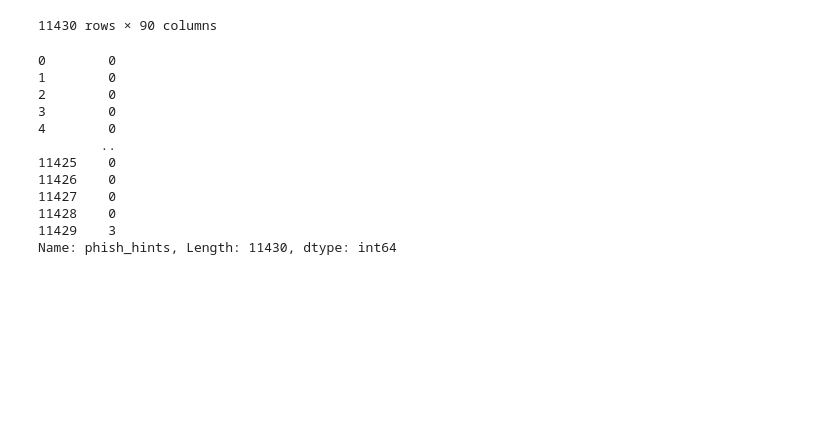
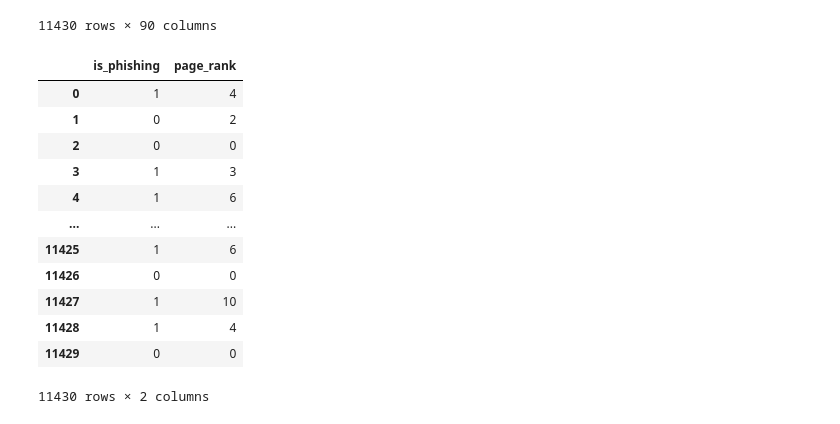
Before and after one commit to Sejan157218/phishing_link_detection, a Jupyter notebook: archive/check_data.ipynb, the cells around one changed output. Saved outputs shown, nothing was run; the diff lists cells and outputs as text; code cells hidden in the pictures; blank space fills up the shorter version.

```diff
--- a/archive/check_data.ipynb
+++ b/archive/check_data.ipynb
@@ -75,21 +75,24 @@ selectedFeatures = ['url',
                     'page_rank',
                     'is_phishing']
 # %%
-df = df.loc[:, selectedFeatures]
-df['phish_hints']
+# df = df.loc[:, selectedFeatures]
+# df['phish_hints']
+df = df[['is_phishing','page_rank']]
+df
 # %% [output]
+|  | is_phishing | page_rank |
+| 0 | 1 | 4 |
+| 1 | 0 | 2 |
+| 2 | 0 | 0 |
+| 3 | 1 | 3 |
+| 4 | 1 | 6 |
+| ... | ... | ... |
+| 11425 | 1 | 6 |
+| 11426 | 0 | 0 |
+| 11427 | 1 | 10 |
+| 11428 | 1 | 4 |
+| 11429 | 0 | 0 |
-0        0
-1        0
-2        0
-3        0
-4        0
-        ..
-11425    0
-11426    0
-11427    0
-11428    0
-11429    3
-Name: phish_hints, Length: 11430, dtype: int64
+11430 rows × 2 columns
 # %%
 df = pd.read_csv('./test.csv')
 df.head(5)
```
Also changed, not shown: parts of 10 cells of this notebook, 12 other files.
